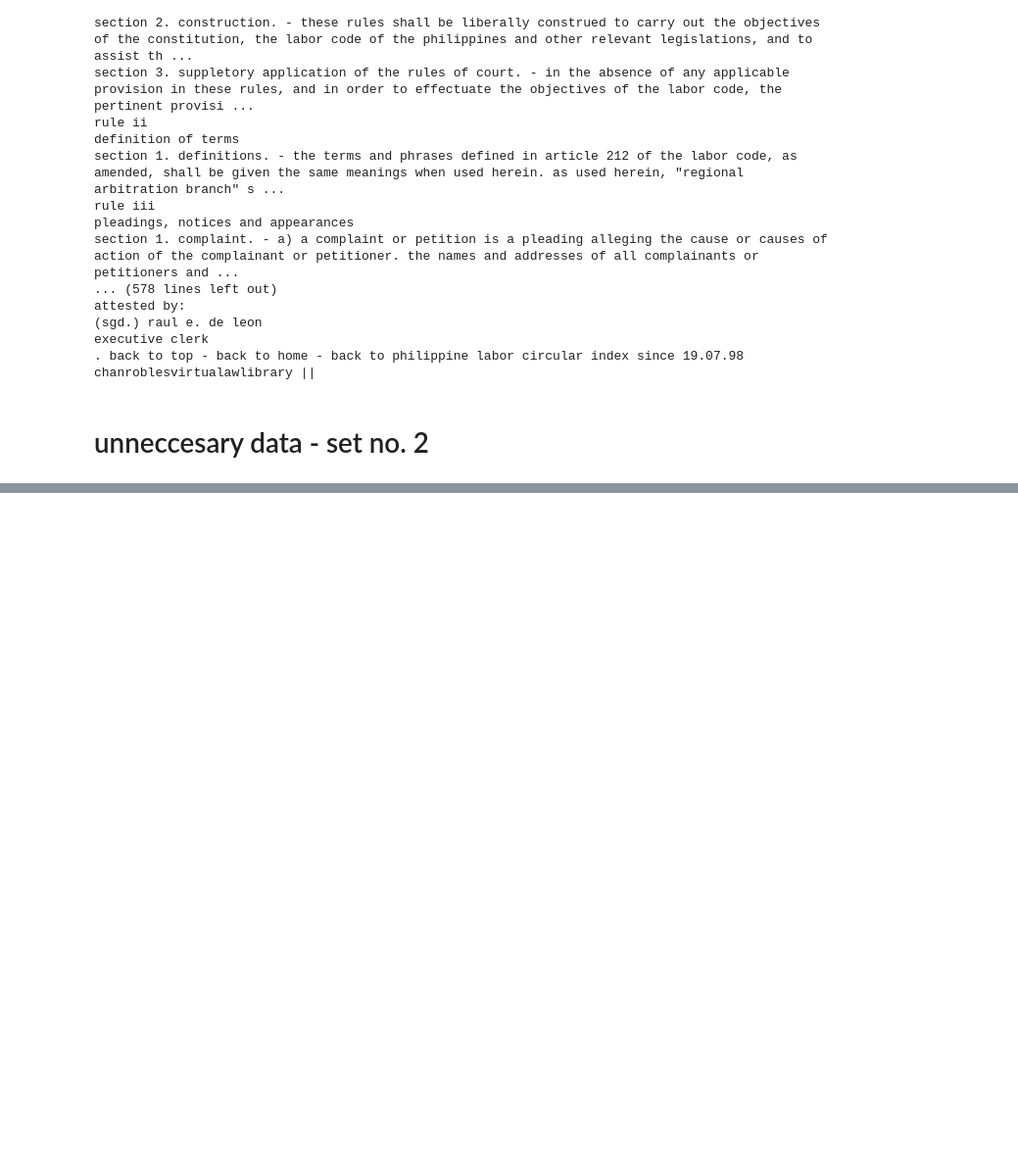
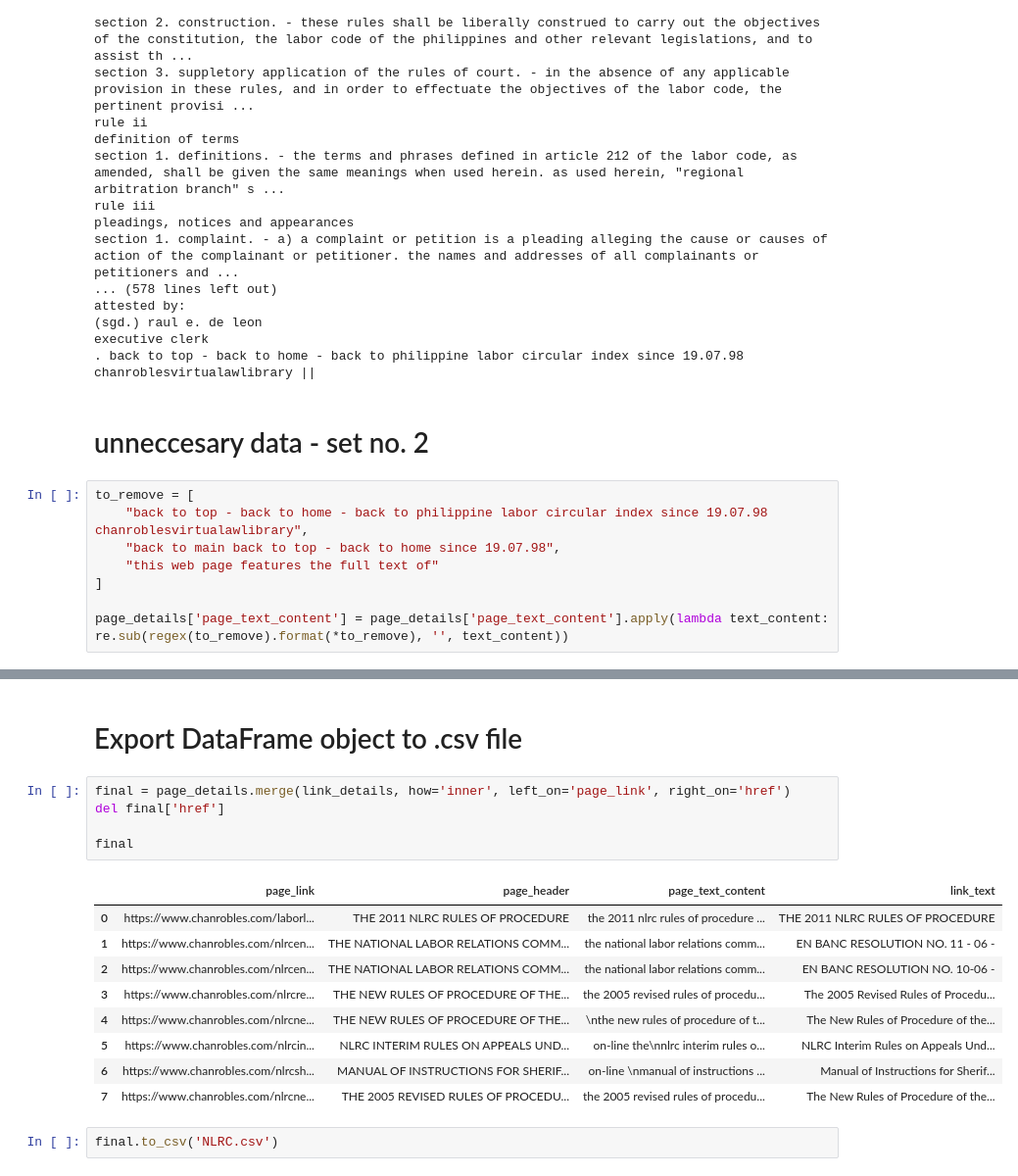
Before and after one commit to 08Aristodemus24/RS-for-labor-related-cases, a Jupyter notebook: raw data cleaning/NLRC cleaning.ipynb, the cells around one changed output, grey strips where cells are left out. Shown at 98% size. Drawn from its saved outputs; the diff is of its cells as text; blank space fills up the shorter version.

```diff
--- a/raw data cleaning/NLRC cleaning.ipynb
+++ b/raw data cleaning/NLRC cleaning.ipynb
@@ -89,3 +89,11 @@ executive clerk
 . back to top - back to home - back to philippine labor circular index since 19.07.98 chanroblesvirtualawlibrary ||
 # %% [markdown]
 # unneccesary data - set no. 2
+# %%
+to_remove = [
+    "back to top - back to home - back to philippine labor circular index since 19.07.98 chanroblesvirtualawlibrary",
+    "back to main back to top - back to home since 19.07.98",
+    "this web page features the full text of"
+]
+
+page_details['page_text_content'] = page_details['page_text_content'].apply(lambda text_content: re.sub(regex(to_remove).format(*to_remove), '', text_content))
@@ -91,0 +120,19 @@ executive clerk
+# %% [markdown]
+# Export DataFrame object to .csv file
+# %%
+final = page_details.merge(link_details, how='inner', left_on='page_link', right_on='href')
+del final['href']
+
+final
+# %% [output]
+|  | page_link | page_header | page_text_content | link_text |
+| 0 | https://www.chanrobles.com/laborl... | THE 2011 NLRC RULES OF PROCEDURE | the 2011 nlrc rules of procedure ... | THE 2011 NLRC RULES OF PROCEDURE |
+| 1 | https://www.chanrobles.com/nlrcen... | THE NATIONAL LABOR RELATIONS COMM... | the national labor relations comm... | EN BANC RESOLUTION NO. 11 - 06 - |
+| 2 | https://www.chanrobles.com/nlrcen... | THE NATIONAL LABOR RELATIONS COMM... | the national labor relations comm... | EN BANC RESOLUTION NO. 10-06 - |
+| 3 | https://www.chanrobles.com/nlrcre... | THE NEW RULES OF PROCEDURE OF THE... | the 2005 revised rules of procedu... | The 2005 Revised Rules of Procedu... |
+| 4 | https://www.chanrobles.com/nlrcne... | THE NEW RULES OF PROCEDURE OF THE... | \nthe new rules of procedure of t... | The New Rules of Procedure of the... |
+| 5 | https://www.chanrobles.com/nlrcin... | NLRC INTERIM RULES ON APPEALS UND... | on-line the\nnlrc interim rules o... | NLRC Interim Rules on Appeals Und... |
+| 6 | https://www.chanrobles.com/nlrcsh... | MANUAL OF INSTRUCTIONS FOR SHERIF... | on-line \nmanual of instructions ... | Manual of Instructions for Sherif... |
+| 7 | https://www.chanrobles.com/nlrcne... | THE 2005 REVISED RULES OF PROCEDU... | the 2005 revised rules of procedu... | The New Rules of Procedure of the... |
+# %%
+final.to_csv('NLRC.csv')
```
Also changed, not shown: parts of 1 cell of this notebook, 2 other files.
